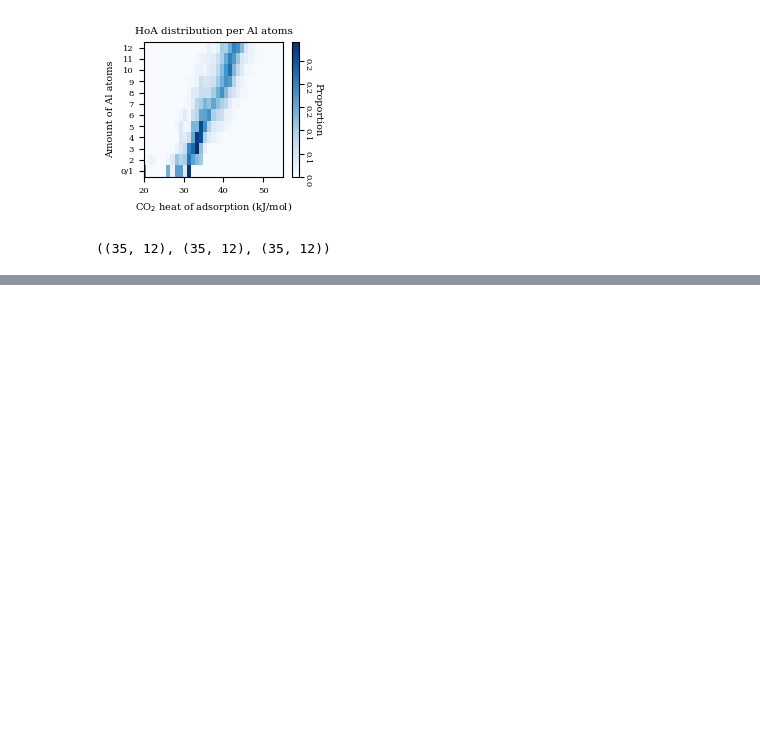
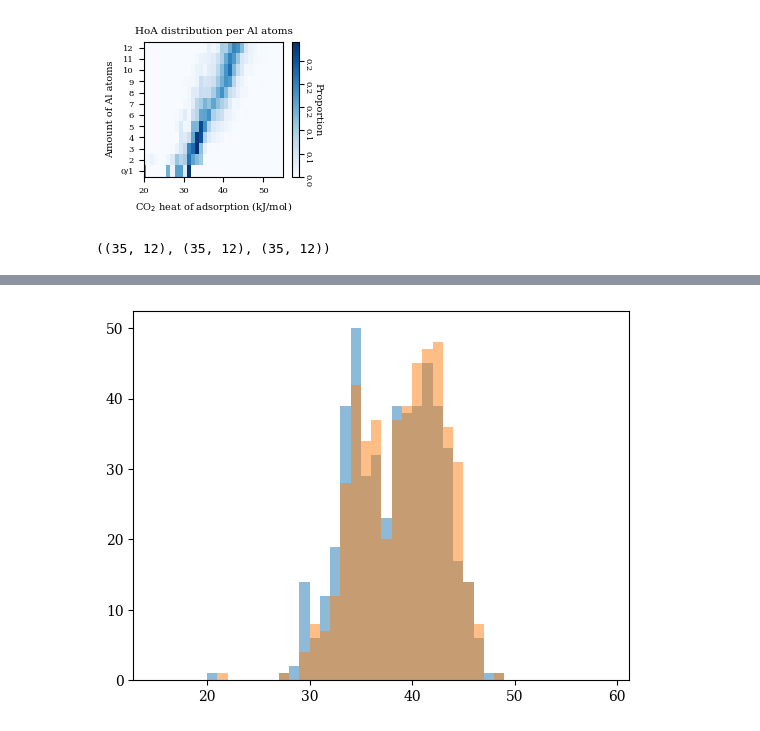
Before and after one commit to marko-petkovic/zeolite-property-prediction, a Jupyter notebook: plotting_MOR.ipynb, the cells around one changed output, grey strips where cells are left out. Cells and saved outputs as stored; diff of their text form; code cells hidden in the pictures; blank space fills up the shorter version.

```diff
--- a/plotting_MOR.ipynb
+++ b/plotting_MOR.ipynb
@@ -243,3 +298,8 @@ y_pred.min(), y_pred.max(), y_true.min(), y_true.max()
+# %%
+plt.hist(y_true, bins=np.arange(15, 60), alpha=0.5);
+plt.hist(y_pred, bins=np.arange(15, 60), alpha=0.5);
+# %% [output]
+[figure, added]
 # %%
 Z = torch.ones_like(y_pred)
 # %%
```
Also changed, not shown: parts of 25 cells of this notebook, 17 other files.
